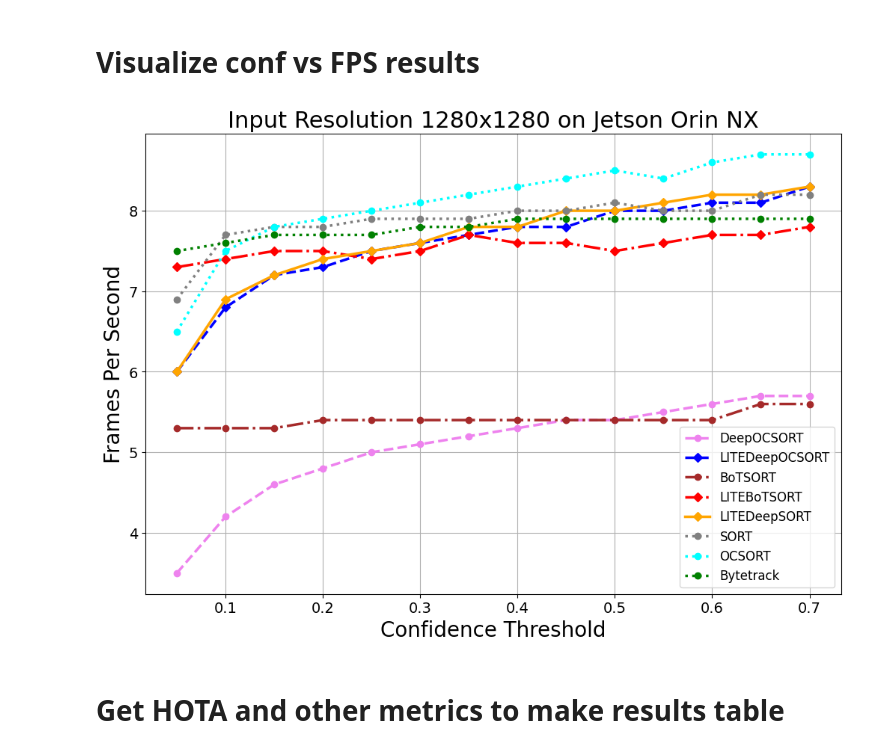
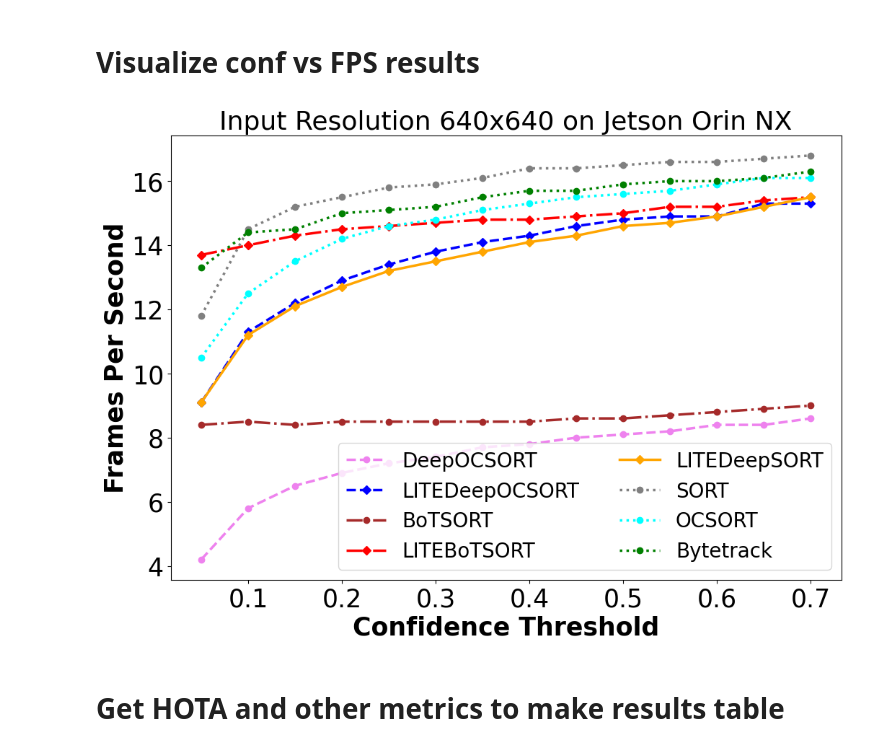
Before and after one commit to Jumabek/LITE, a Jupyter notebook: results/visualize.ipynb, the cells around one changed output. Drawn from its saved outputs; the diff is of its cells as text; code cells hidden in the pictures.

```diff
--- a/results/visualize.ipynb
+++ b/results/visualize.ipynb
@@ -5,10 +5,10 @@ import os
 import re
 import matplotlib.pyplot as plt
 
-imgsz = 640
+imgsz = 1280
 
 # Define the directory path
-base_dir = f'/home/hbai/LITE/results/MOT17-train_{imgsz}_evaluated'
+base_dir = f'MOT17-train_{imgsz}_evaluated'
 
 # List of trackers with their line styles and colors
 tracker_styles = {
@@ -83,13 +83,12 @@ for tracker, data in tracker_data.items():
         # plt.yticks([30, 31, 32, 33, 34, 35, 36, 37, 38, 39, 40, 41, 42])
 
 # Add labels, title, legend, and grid
-plt.xlabel('Confidence Threshold', fontsize=20)
-plt.ylabel('HOTA Score', fontsize=20)
-plt.xticks(fontsize=14)  # Adjust x-axis font size
-plt.yticks(fontsize=14)  # Adjust y-axis font size
-plt.title(f'Input Resolution {imgsz}x{imgsz} on Jetson Orin NX', fontsize=22)
-plt.legend(fontsize=16)
-plt.grid(True)
+plt.xlabel('Confidence Threshold', fontsize=25, weight='bold')
+plt.ylabel('HOTA Score', fontsize=25, weight='bold')
+plt.xticks(fontsize=25)  # Adjust x-axis font size
+plt.yticks(fontsize=25)  # Adjust y-axis font size
+plt.title(f'Input Resolution {imgsz}x{imgsz} on Jetson Orin NX', fontsize=26)
+plt.legend(fontsize=20, ncol=2)
 # save the plot
 plt.savefig(f'hota_vs_conf_input_{imgsz}_MOT17.png')
 plt.show()
@@ -101,10 +100,10 @@ plt.show()
 import pandas as pd
 import matplotlib.pyplot as plt
 
-imgsz = 1280
+imgsz = 640
 
 # Load the CSV file
-file_path = f"/home/hbai/LITE/results/MOT17-FPS_{imgsz}/MOT17-02-FRCNN/fps.csv"
+file_path = f"MOT17-FPS_{imgsz}/MOT17-02-FRCNN/fps.csv"
 data = pd.read_csv(file_path)
 
 # Define styles for each tracker
@@ -120,41 +119,40 @@ tracker_styles = {
 }
 
 # Plotting
 plt.figure(figsize=(12, 8))
 
 # Plot each tracker using the specified line style and color, in the order of tracker_styles
 for tracker, style in tracker_styles.items():
     tracker_data = data[data['tracker_name'] == tracker]
     sorted_data = tracker_data.sort_values(by='conf')
 
     line_style = style["line_style"]
     color = style["color"]
     marker = 'D' if 'LITE' in tracker else 'o'
 
     # Plot confidence vs FPS
     plt.plot(
         sorted_data['conf'],
         sorted_data['FPS'],
         marker=marker,
         linestyle=line_style,
         color=color,
         label=tracker,
         linewidth=2.5
     )
 
 # Add labels, title, and legend in specified order
-plt.xlabel('Confidence Threshold', fontsize=20)
-plt.ylabel('Frames Per Second', fontsize=20)
-plt.title(f'Input Resolution {imgsz}x{imgsz} on Jetson Orin NX', fontsize=22)
-plt.xticks(fontsize=14)
-plt.yticks(fontsize=14)
-plt.legend(fontsize=12)
-plt.grid(True)
+plt.xlabel('Confidence Threshold', fontsize=25, weight='bold')
+plt.ylabel('Frames Per Second', fontsize=25, weight='bold')
+plt.title(f'Input Resolution {imgsz}x{imgsz} on Jetson Orin NX', fontsize=26)
+plt.xticks(fontsize=25)
+plt.yticks(fontsize=25)
+plt.legend(fontsize=20, ncol=2)
 # save the plot
 plt.savefig(f'fps_vs_conf_input_{imgsz}_MOT17.png')
 plt.show()
 # %% [output]
-[figure, old version]
+[figure, new version]
 # %% [markdown]
 # Get HOTA and other metrics to make results table
 # %%
```
Also changed, not shown: parts of 1 cell of this notebook.
